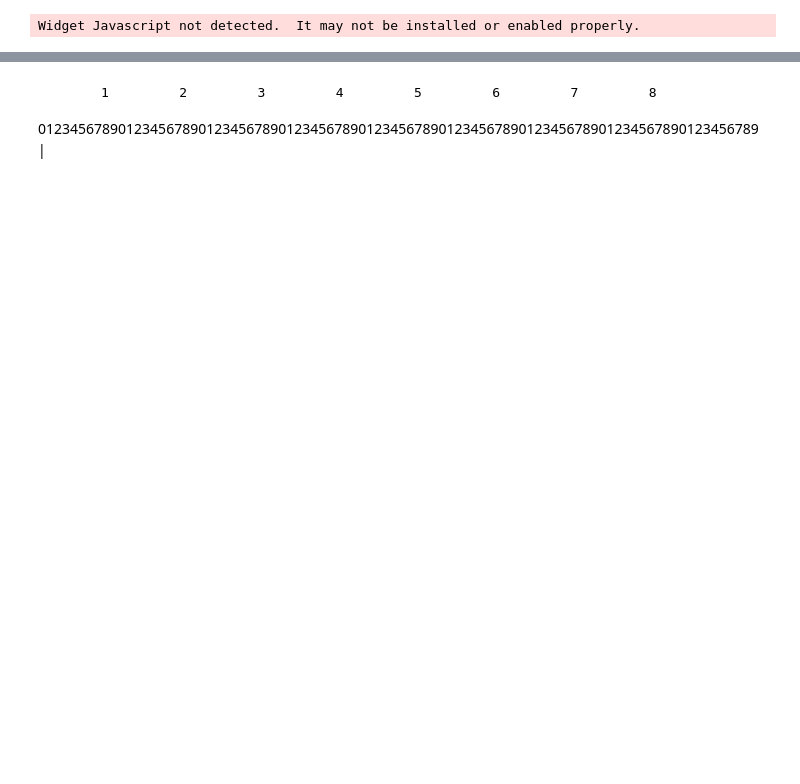
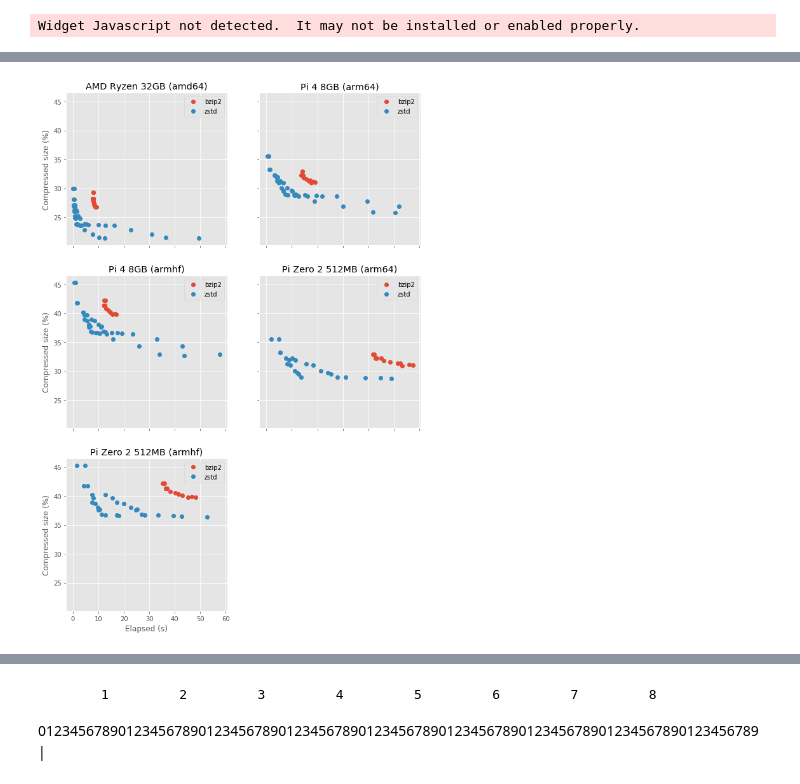
Before and after one commit to waveform80/compression, a Jupyter notebook: analysis.ipynb, the cells around one changed output, grey strips where cells are left out. Saved outputs shown, nothing was run; the diff lists cells and outputs as text; code cells hidden in the pictures; blank space fills up the shorter version.

```diff
--- a/analysis.ipynb
+++ b/analysis.ipynb
@@ -315,0 +487,15 @@ Widget Javascript not detected.  It may not be installed or enabled properly.
+# %%
+render_multi_xy(conn.execute("""
+SELECT
+  machine || ' (' || arch || ')',
+  compressor,
+  comp_duration AS "Elapsed (s)",
+  100.0 * output_size / input_size AS "Compressed size (%)"
+FROM results
+WHERE succeeded = 1
+AND comp_duration < 60
+AND compressor IN ('bzip2', 'zstd')
+ORDER BY 1, 2
+"""))
+# %% [output]
+[figure, added]
```
Also changed, not shown: parts of 49 cells of this notebook.
